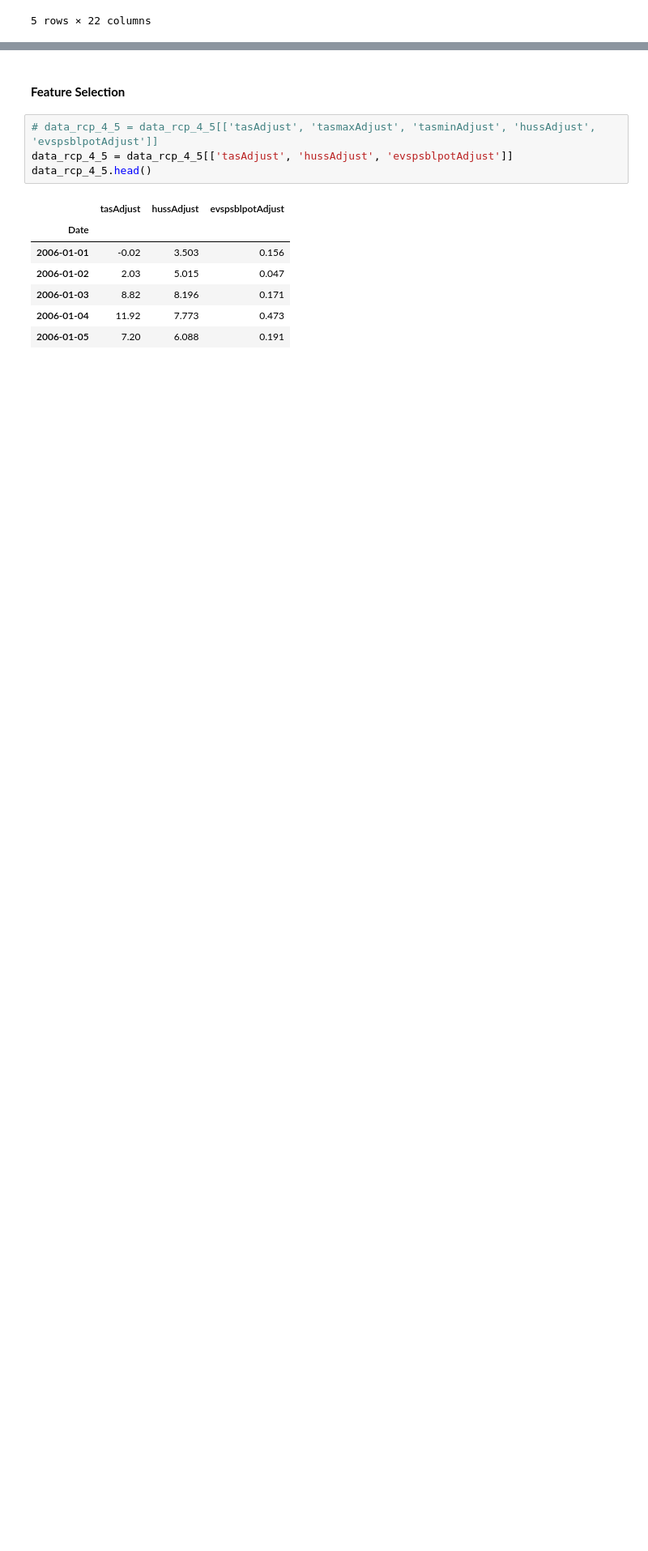
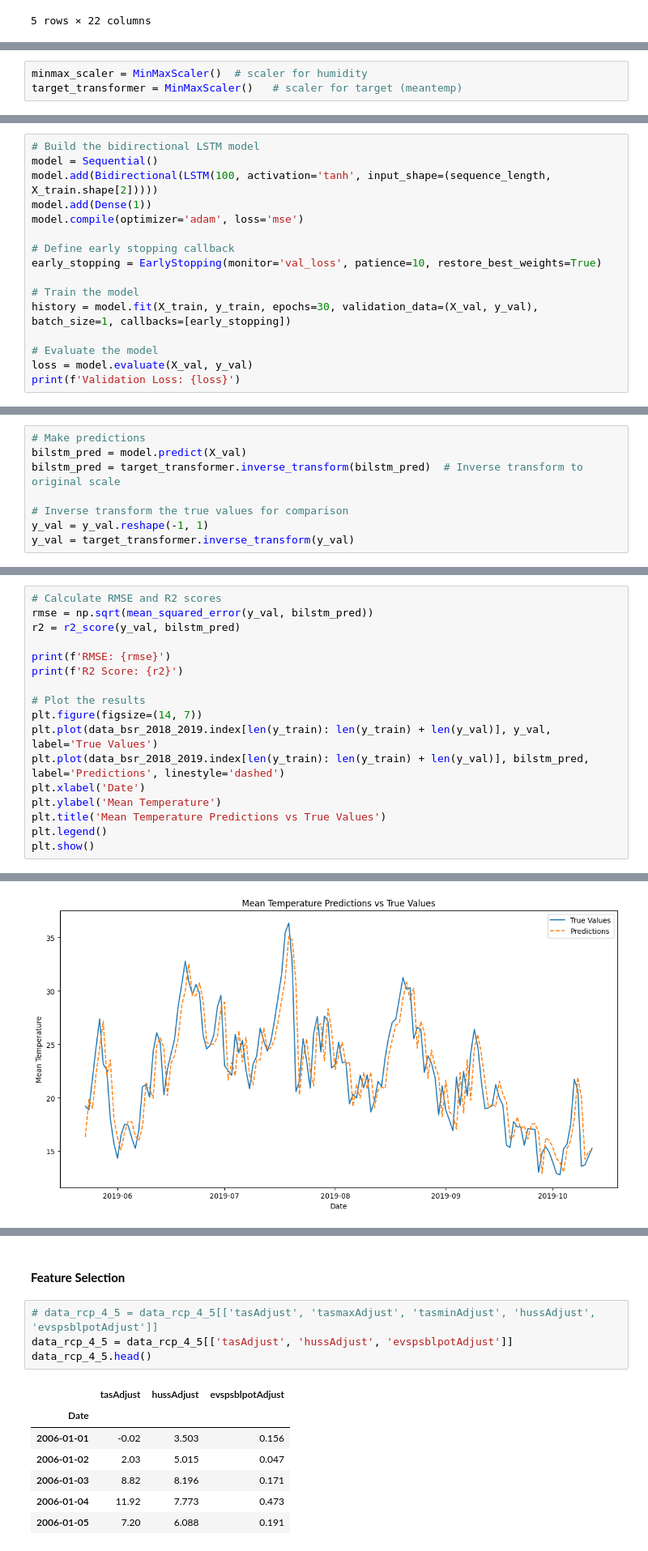
Before and after one commit to kubit07/data_analyse_DRIAS, a Jupyter notebook: bidirectional_lstm_model.ipynb, the cells around one changed output, grey strips where cells are left out. Shown at 81% size. Saved outputs shown, nothing was run; the diff lists cells and outputs as text; blank space fills up the shorter version.

```diff
--- a/bidirectional_lstm_model.ipynb
+++ b/bidirectional_lstm_model.ipynb
@@ -169,0 +254,3 @@ data_basilique_2018_2019.head()
+# %%
+minmax_scaler = MinMaxScaler()  # scaler for humidity
+target_transformer = MinMaxScaler()   # scaler for target (meantemp)
@@ -169,0 +272,16 @@ data_basilique_2018_2019.head()
+# %%
+# Build the bidirectional LSTM model
+model = Sequential()
+model.add(Bidirectional(LSTM(100, activation='tanh', input_shape=(sequence_length, X_train.shape[2]))))
+model.add(Dense(1))
+model.compile(optimizer='adam', loss='mse')
+
+# Define early stopping callback
+early_stopping = EarlyStopping(monitor='val_loss', patience=10, restore_best_weights=True)
+
+# Train the model
+history = model.fit(X_train, y_train, epochs=30, validation_data=(X_val, y_val), batch_size=1, callbacks=[early_stopping])
+
+# Evaluate the model
+loss = model.evaluate(X_val, y_val)
+print(f'Validation Loss: {loss}')
@@ -169,0 +323,8 @@ data_basilique_2018_2019.head()
+# %%
+# Make predictions
+bilstm_pred = model.predict(X_val)
+bilstm_pred = target_transformer.inverse_transform(bilstm_pred)  # Inverse transform to original scale
+
+# Inverse transform the true values for comparison
+y_val = y_val.reshape(-1, 1)
+y_val = target_transformer.inverse_transform(y_val)
@@ -169,0 +349,18 @@ data_basilique_2018_2019.head()
+# %%
+# Calculate RMSE and R2 scores
+rmse = np.sqrt(mean_squared_error(y_val, bilstm_pred))
+r2 = r2_score(y_val, bilstm_pred)
+
+print(f'RMSE: {rmse}')
+print(f'R2 Score: {r2}')
+
+# Plot the results
+plt.figure(figsize=(14, 7))
+plt.plot(data_bsr_2018_2019.index[len(y_train): len(y_train) + len(y_val)], y_val, label='True Values')
+plt.plot(data_bsr_2018_2019.index[len(y_train): len(y_train) + len(y_val)], bilstm_pred, label='Predictions', linestyle='dashed')
+plt.xlabel('Date')
+plt.ylabel('Mean Temperature')
+plt.title('Mean Temperature Predictions vs True Values')
+plt.legend()
+plt.show()
+# %% [output]
@@ -169,0 +369 @@ data_basilique_2018_2019.head()
+[figure, added]
```
Also changed, not shown: parts of 37 cells of this notebook.
